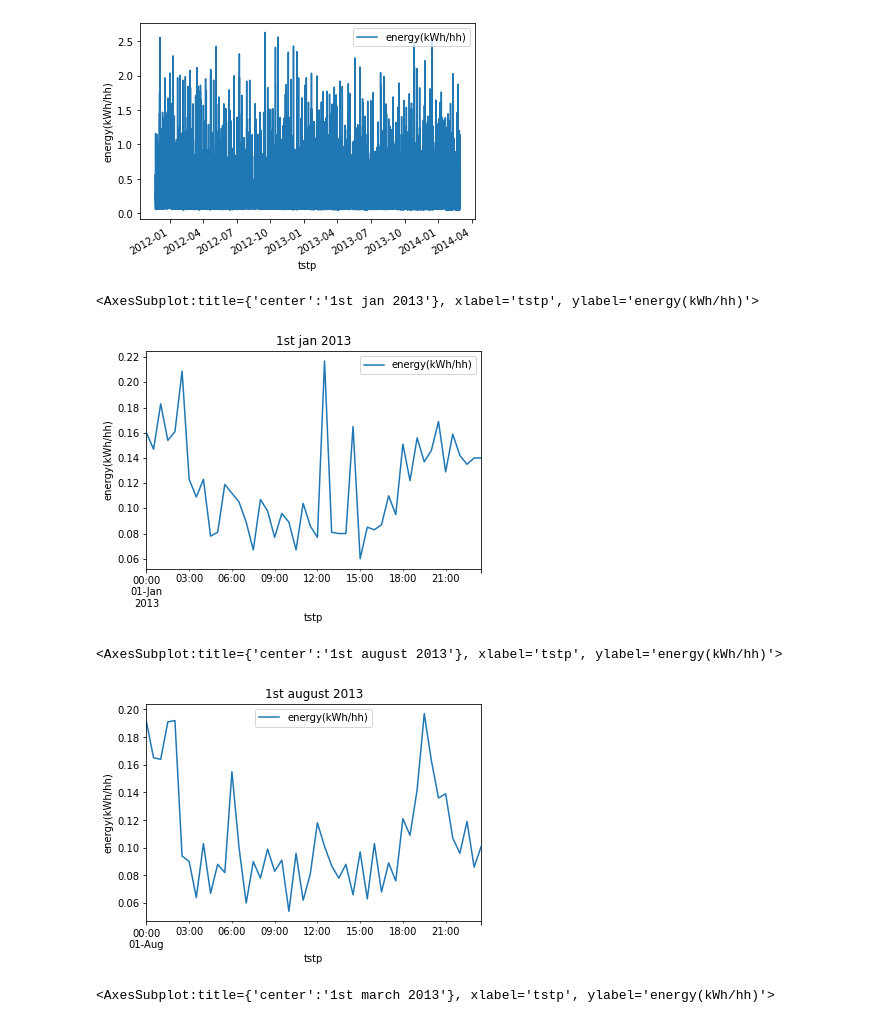
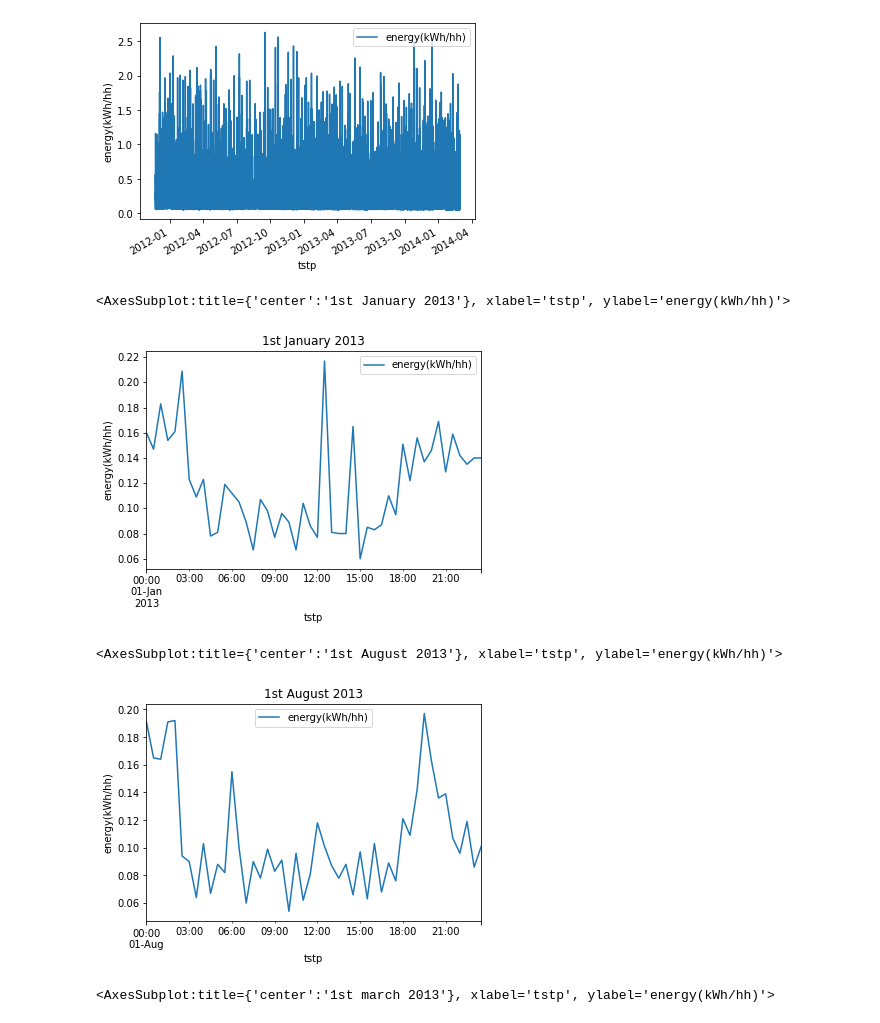
Before and after one commit to SindreMohr/Bachelor_thesis, a Jupyter notebook: halfhourly_data_visualization.ipynb, the cells around one changed output. Saved outputs shown, nothing was run; the diff lists cells and outputs as text; code cells hidden in the pictures.

```diff
--- a/halfhourly_data_visualization.ipynb
+++ b/halfhourly_data_visualization.ipynb
@@ -100,14 +100,14 @@ hh_df.plot( y ="energy(kWh/hh)", ylabel = "energy(kWh/hh)" )
 <AxesSubplot:xlabel='tstp', ylabel='energy(kWh/hh)'>
 [figure]
 # %%
-hh_df.loc["2013-01-01"].plot( y ="energy(kWh/hh)", ylabel = "energy(kWh/hh)", title = "1st jan 2013" )
+hh_df.loc["2013-01-01"].plot( y ="energy(kWh/hh)", ylabel = "energy(kWh/hh)", title = "1st January 2013" )
 # %% [output]
-<AxesSubplot:title={'center':'1st jan 2013'}, xlabel='tstp', ylabel='energy(kWh/hh)'>
+<AxesSubplot:title={'center':'1st January 2013'}, xlabel='tstp', ylabel='energy(kWh/hh)'>
-[figure, old version]
+[figure, new version]
 # %%
-hh_df.loc["2013-08-01"].plot( y ="energy(kWh/hh)", ylabel = "energy(kWh/hh)", title="1st august 2013")
+hh_df.loc["2013-08-01"].plot( y ="energy(kWh/hh)", ylabel = "energy(kWh/hh)", title="1st August 2013")
 # %% [output]
-<AxesSubplot:title={'center':'1st august 2013'}, xlabel='tstp', ylabel='energy(kWh/hh)'>
+<AxesSubplot:title={'center':'1st August 2013'}, xlabel='tstp', ylabel='energy(kWh/hh)'>
 [figure]
 # %%
 hh_df.loc["2013-03-01"].plot( y ="energy(kWh/hh)", ylabel = "energy(kWh/hh)", title="1st march 2013" )
```
Also changed, not shown: parts of 4 cells of this notebook, 2 other files.
